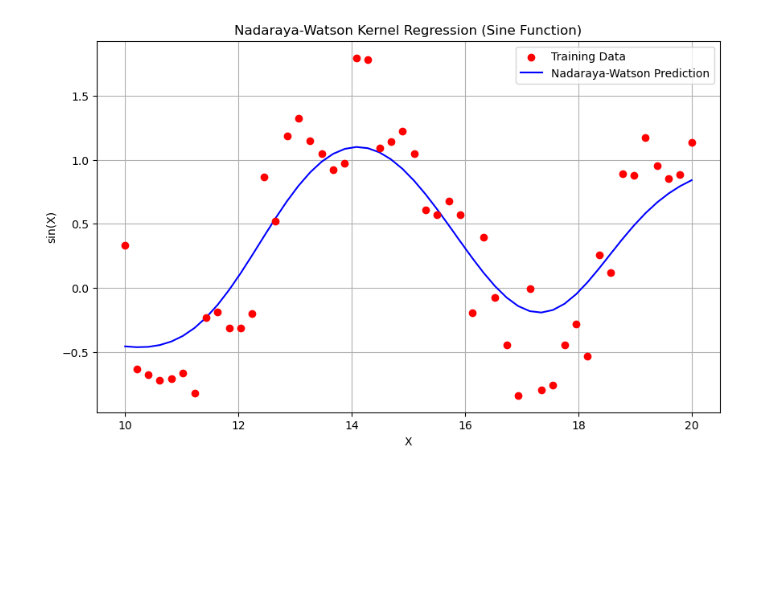
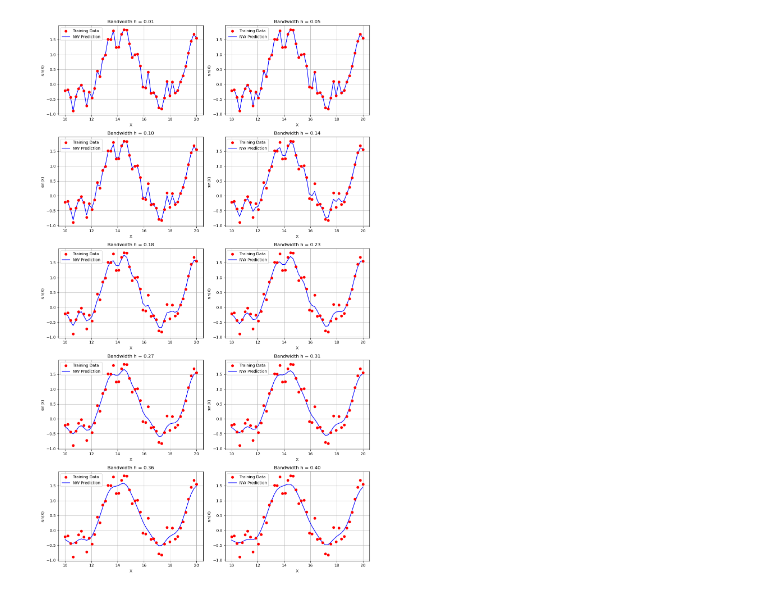
Before and after one commit to goli3148/Regression, a Jupyter notebook: notebook/2_KernelRegression.ipynb, the cells around one changed output. Saved outputs shown, nothing was run; the diff lists cells and outputs as text; code cells hidden in the pictures; blank space fills up the shorter version.

```diff
--- a/notebook/2_KernelRegression.ipynb
+++ b/notebook/2_KernelRegression.ipynb
@@ -37,28 +37,36 @@ class NadarayaWatsonKernelRegression:
 # %%
 # Generate new training data
 X_train = np.linspace(10, 20, 50)
 y_train = np.sin(X_train)+ 1e-0*np.random.rand(50)
 
 # Reshape X_train to be compatible with the Nadaraya-Watson code (n, d)
 X_train = X_train.reshape(-1, 1)
 
+h_values = np.linspace(0.01, 0.4, 10)  # Define h values
+fig, axes = plt.subplots(nrows=5, ncols=2, figsize=(12, 20))  # 5 rows and 2 columns
+
+# Flatten the axes array for easier iteration
+axes = axes.flatten()
 
 # Initialize and fit the model with the new training data
-nwkr = NadarayaWatsonKernelRegression(kernel='gaussian', bandwidth=0.9)
-nwkr.fit(X_train, y_train)
+for idx, h in enumerate(h_values):
+    nwkr = NadarayaWatsonKernelRegression(kernel='gaussian', bandwidth=h)
+    nwkr.fit(X_train, y_train)
 
-# Predict the values
-y_pred = nwkr.predict(X_train)
+    # Predict the values
+    y_pred = nwkr.predict(X_train)
 
-# Plotting the results
-plt.figure(figsize=(10, 6))
-plt.scatter(X_train, y_train, color='red', label='Training Data', zorder=3)
-plt.plot(X_train, y_pred, color='blue', label='Nadaraya-Watson Prediction', zorder=2)
-plt.title('Nadaraya-Watson Kernel Regression (Sine Function)')
-plt.xlabel('X')
-plt.ylabel('sin(X)')
-plt.legend()
-plt.grid(True)
+    # Plot on the current subplot
+    axes[idx].scatter(X_train, y_train, color='red', label='Training Data', zorder=3)
+    axes[idx].plot(X_train, y_pred, color='blue', label='NW Prediction', zorder=2)
+    axes[idx].set_title(f'Bandwidth h = {h:.2f}')
+    axes[idx].set_xlabel('X')
+    axes[idx].set_ylabel('sin(X)')
+    axes[idx].legend()
+    axes[idx].grid(True)
+
+# Adjust layout so plots don't overlap
+plt.tight_layout()
 plt.show()
 # %% [output]
-[figure, old version]
+[figure, new version]
```
Also changed, not shown: parts of 1 cell of this notebook, 3 other files.
